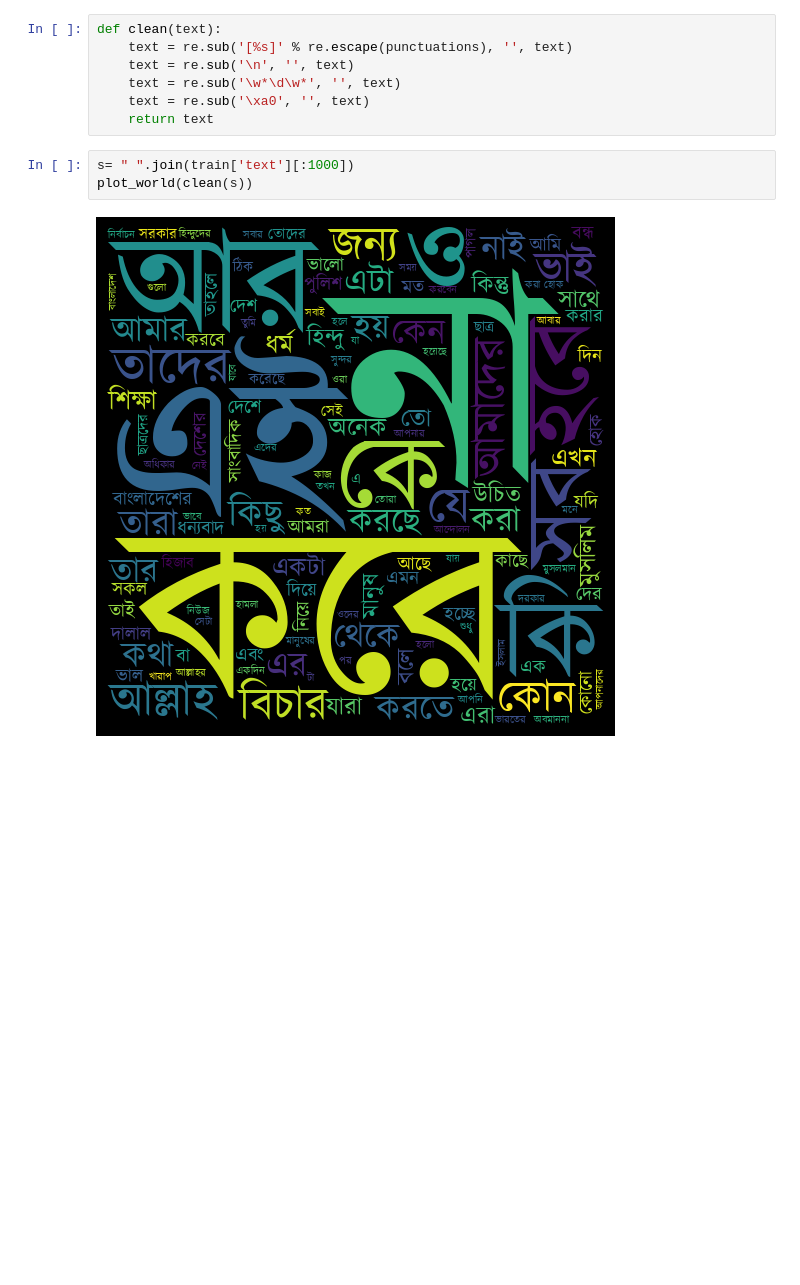
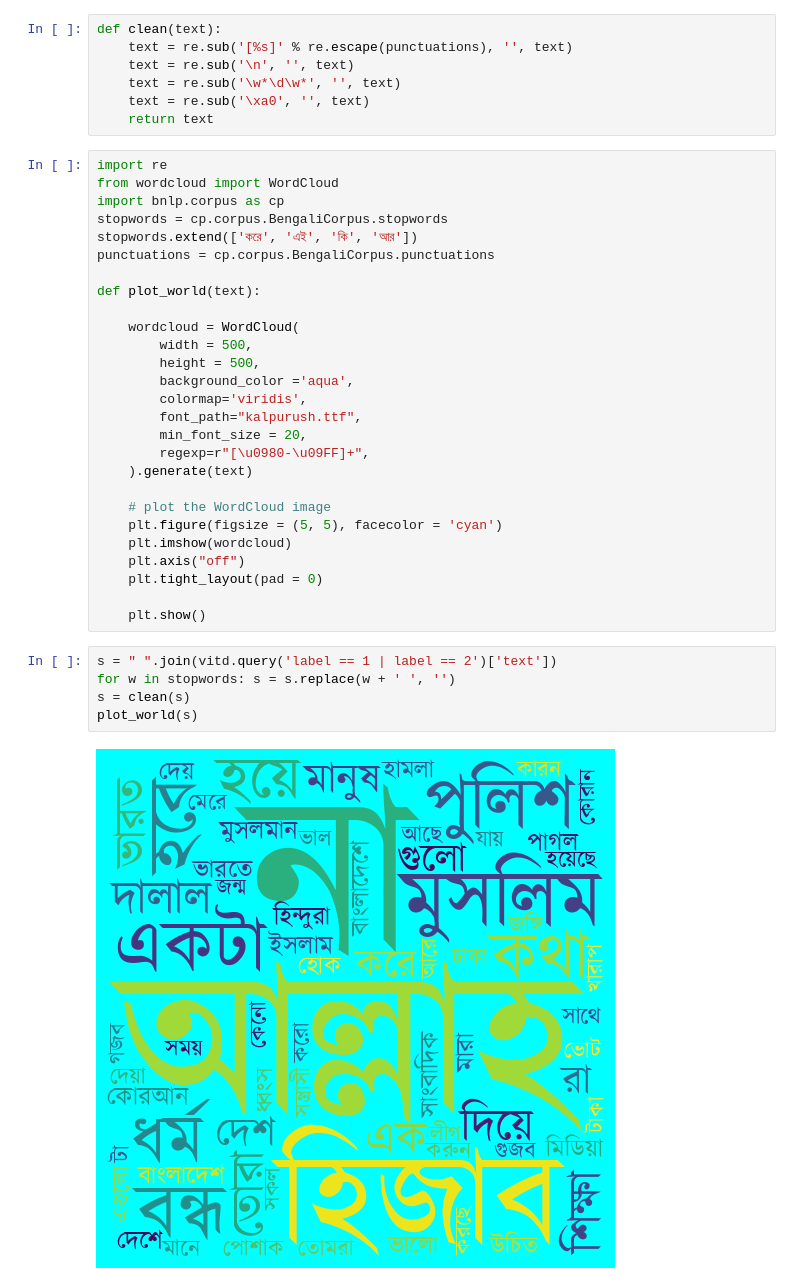
Before and after one commit to Shibu4064/EMNLP, a Jupyter notebook: EDA.ipynb, the cells around one changed output. Cells and saved outputs as stored; diff of their text form; blank space fills up the shorter version.

```diff
--- a/EDA.ipynb
+++ b/EDA.ipynb
@@ -117,8 +121,37 @@ def clean(text):
     text = re.sub('\w*\d\w*', '', text)
     text = re.sub('\xa0', '', text)
     return text
-# %%
-s= " ".join(train['text'][:1000])
-plot_world(clean(s))
-# %% [output]
-[figure, removed]
+# %%
+import re
+from wordcloud import WordCloud
+import bnlp.corpus as cp
+stopwords = cp.corpus.BengaliCorpus.stopwords
+stopwords.extend(['করে', 'এই', 'কি', 'আর'])
+punctuations = cp.corpus.BengaliCorpus.punctuations
+
+def plot_world(text):
+
+    wordcloud = WordCloud(
+        width = 500,
+        height = 500,
+        background_color ='aqua',
+        colormap='viridis',
+        font_path="kalpurush.ttf",
+        min_font_size = 20,
+        regexp=r"[\u0980-\u09FF]+",
+    ).generate(text)
+
+    # plot the WordCloud image
+    plt.figure(figsize = (5, 5), facecolor = 'cyan')
+    plt.imshow(wordcloud)
+    plt.axis("off")
+    plt.tight_layout(pad = 0)
+
+    plt.show()
+# %%
+s = " ".join(vitd.query('label == 1 | label == 2')['text'])
+for w in stopwords: s = s.replace(w + ' ', '')
+s = clean(s)
+plot_world(s)
+# %% [output]
+[figure, added]
```
Also changed, not shown: parts of 14 cells of this notebook.
